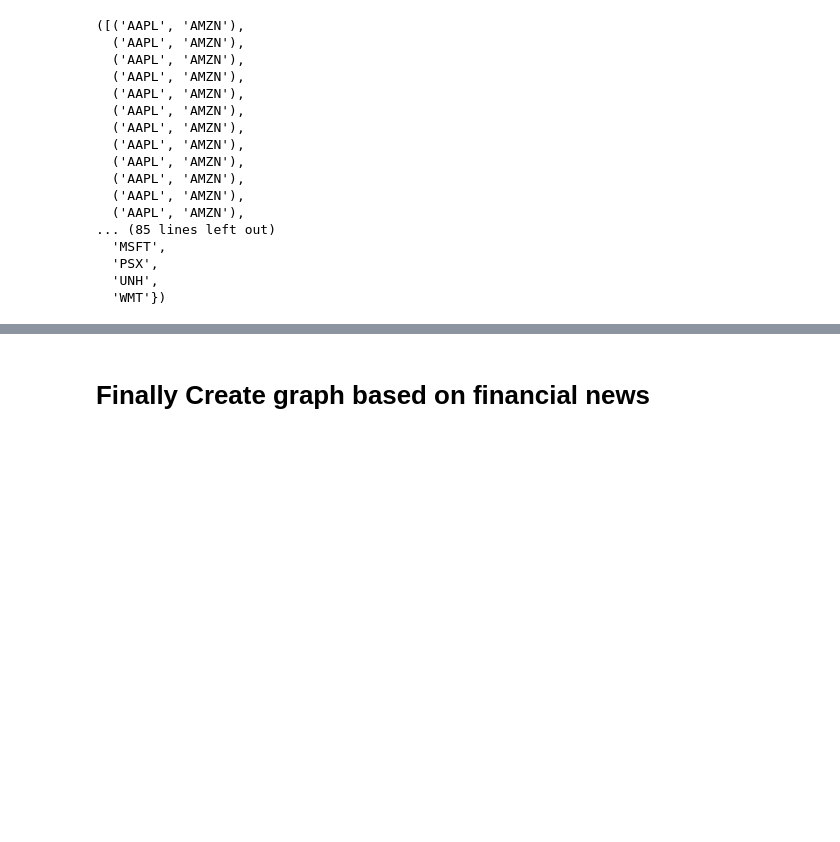
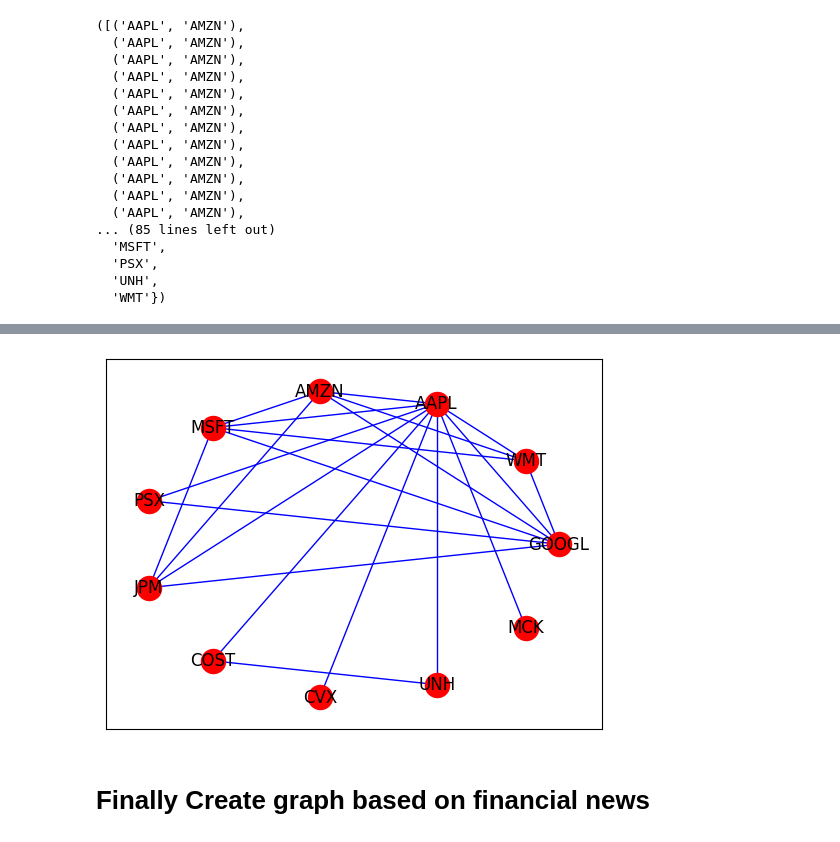
Before and after one commit to sayedmcmaster/stock-price-prediction-using-graph-convolutional-neural-networks, a Jupyter notebook: yfinance_find-stock-tickers-in-news-articles-create-graph-predict-with-gcn.ipynb, the cells around one changed output, grey strips where cells are left out. Cells and saved outputs as stored; diff of their text form; code cells hidden in the pictures; blank space fills up the shorter version.

```diff
--- a/yfinance_find-stock-tickers-in-news-articles-create-graph-predict-with-gcn.ipynb
+++ b/yfinance_find-stock-tickers-in-news-articles-create-graph-predict-with-gcn.ipynb
@@ -316,5 +318,13 @@ source, target, edge_weights, len(source), len(target)
  21,
  21)
+# %%
+
+import networkx as nx
+Graph_news = nx.Graph(tuplesWithCount.keys())
+nx.draw_networkx(Graph_news, pos = nx.circular_layout(Graph_news), node_color = 'r', edge_color = 'b')
+#tuplesWithCount.keys()
+# %% [output]
+[figure, added]
 # %% [markdown]
 # Finally Create graph based on financial news
 # %%
```
Also changed, not shown: parts of 27 cells of this notebook.
